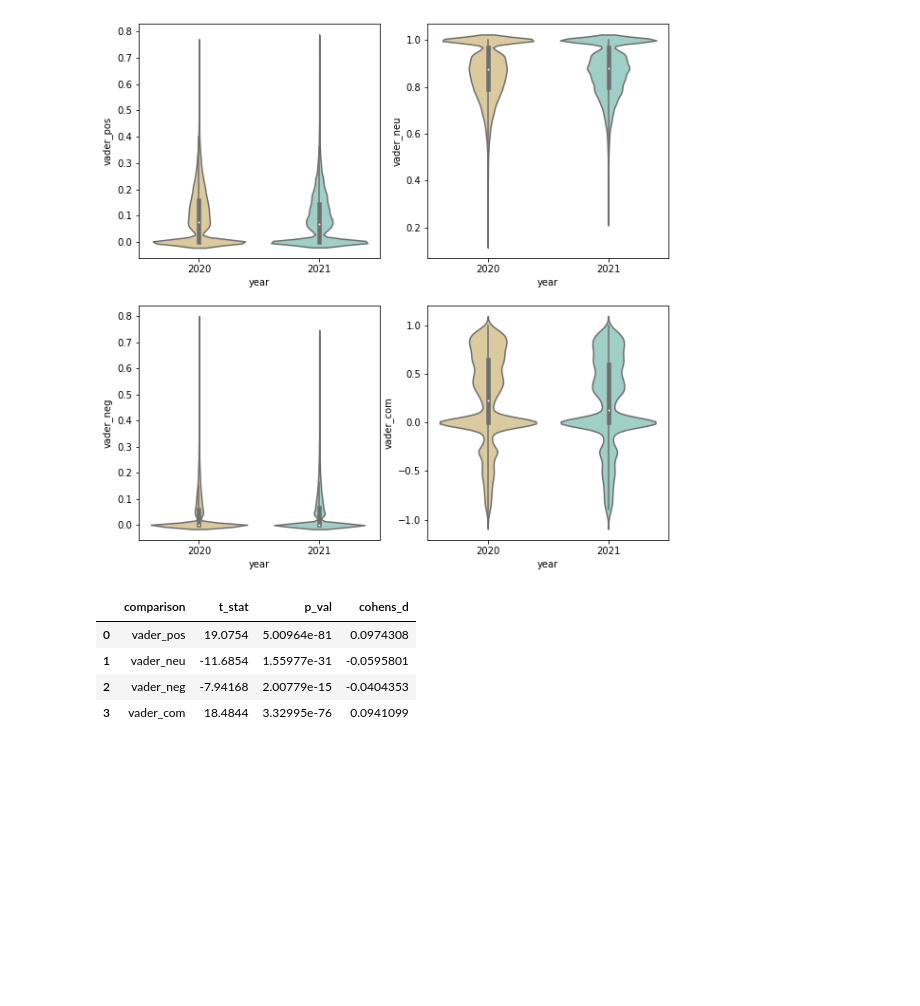
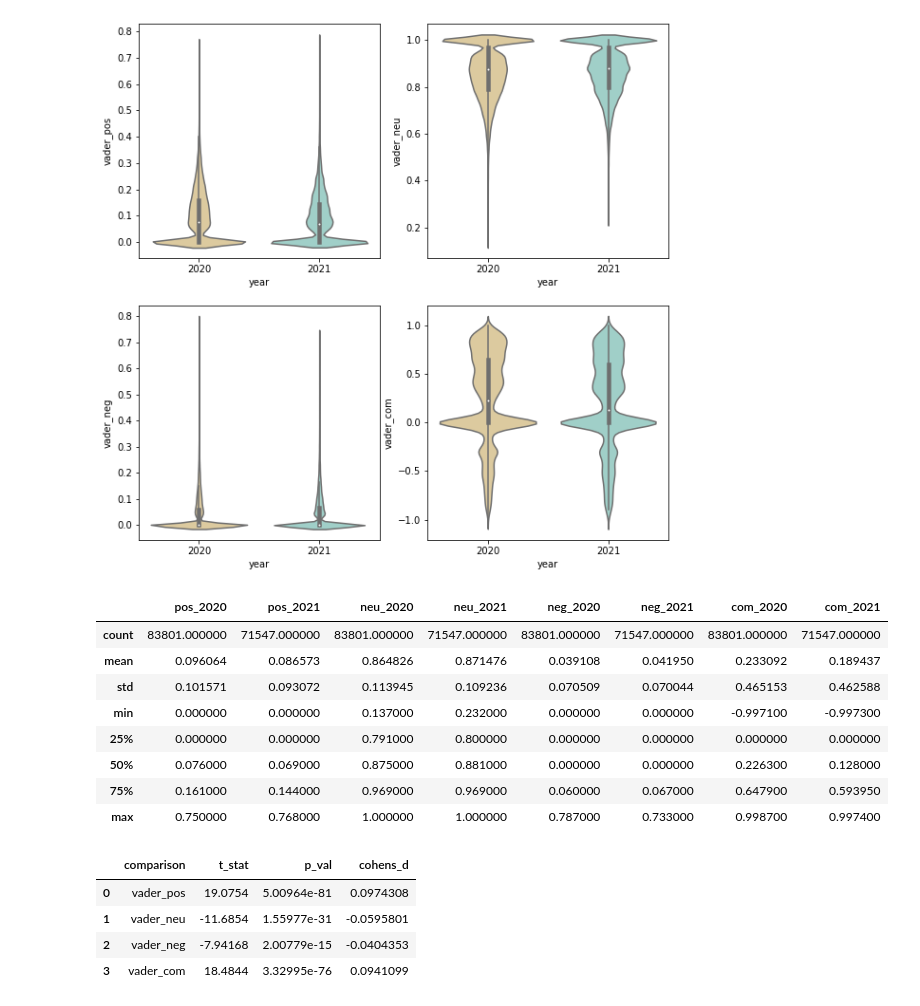
Before and after one commit to david-j-cox/twitter-higher-ed, a Jupyter notebook: sentiment_dabl_analyses.ipynb, the cells around one changed output. Cells and saved outputs as stored; diff of their text form; code cells hidden in the pictures; blank space fills up the shorter version.

```diff
--- a/sentiment_dabl_analyses.ipynb
+++ b/sentiment_dabl_analyses.ipynb
@@ -148,16 +150,27 @@ plt.show()
 # %%
 # Descriptions of sentiment by year
 vader_desc = pd.DataFrame(all_data['vader_pos'][all_data['year']==2020].describe())
 vader_desc.columns = ['pos_2020']
 
 vader_desc['pos_2021'] = all_data['vader_pos'][all_data['year']==2021].describe()
 
 for i in ['vader_neu', 'vader_neg', 'vader_com']:
   for year in [2020, 2021]:
     name = i[-3:]+"_"+str(year)
     vader_desc[name] = all_data[i][all_data['year']==year].describe()
 
 vader_desc.to_csv('./03_primary/vader_descriptions.csv')
+vader_desc
+# %% [output]
+|  | pos_2020 | pos_2021 | neu_2020 | neu_2021 | neg_2020 | neg_2021 | com_2020 | com_2021 |
+| count | 83801.000000 | 71547.000000 | 83801.000000 | 71547.000000 | 83801.000000 | 71547.000000 | 83801.000000 | 71547.000000 |
+| mean | 0.096064 | 0.086573 | 0.864826 | 0.871476 | 0.039108 | 0.041950 | 0.233092 | 0.189437 |
+| std | 0.101571 | 0.093072 | 0.113945 | 0.109236 | 0.070509 | 0.070044 | 0.465153 | 0.462588 |
+| min | 0.000000 | 0.000000 | 0.137000 | 0.232000 | 0.000000 | 0.000000 | -0.997100 | -0.997300 |
+| 25% | 0.000000 | 0.000000 | 0.791000 | 0.800000 | 0.000000 | 0.000000 | 0.000000 | 0.000000 |
+| 50% | 0.076000 | 0.069000 | 0.875000 | 0.881000 | 0.000000 | 0.000000 | 0.226300 | 0.128000 |
+| 75% | 0.161000 | 0.144000 | 0.969000 | 0.969000 | 0.060000 | 0.067000 | 0.647900 | 0.593950 |
+| max | 0.750000 | 0.768000 | 1.000000 | 1.000000 | 0.787000 | 0.733000 | 0.998700 | 0.997400 |
 # %%
 # Statistics on the differences
 comparison = []
```
Also changed, not shown: parts of 9 cells of this notebook.
